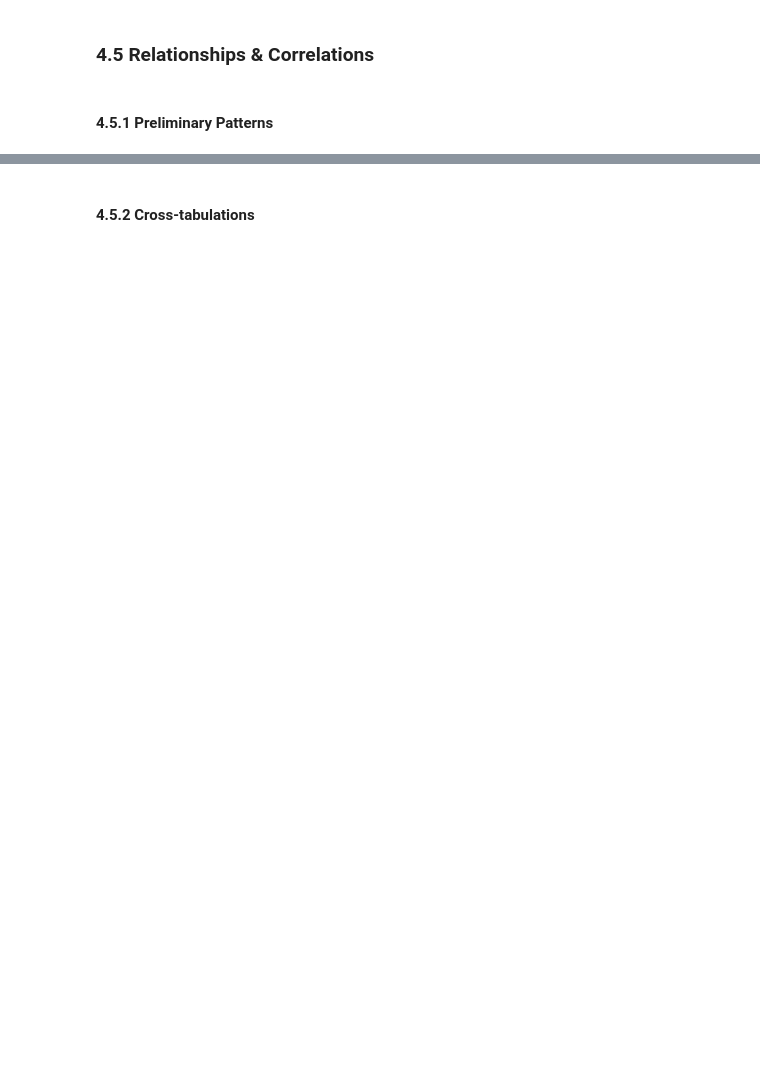
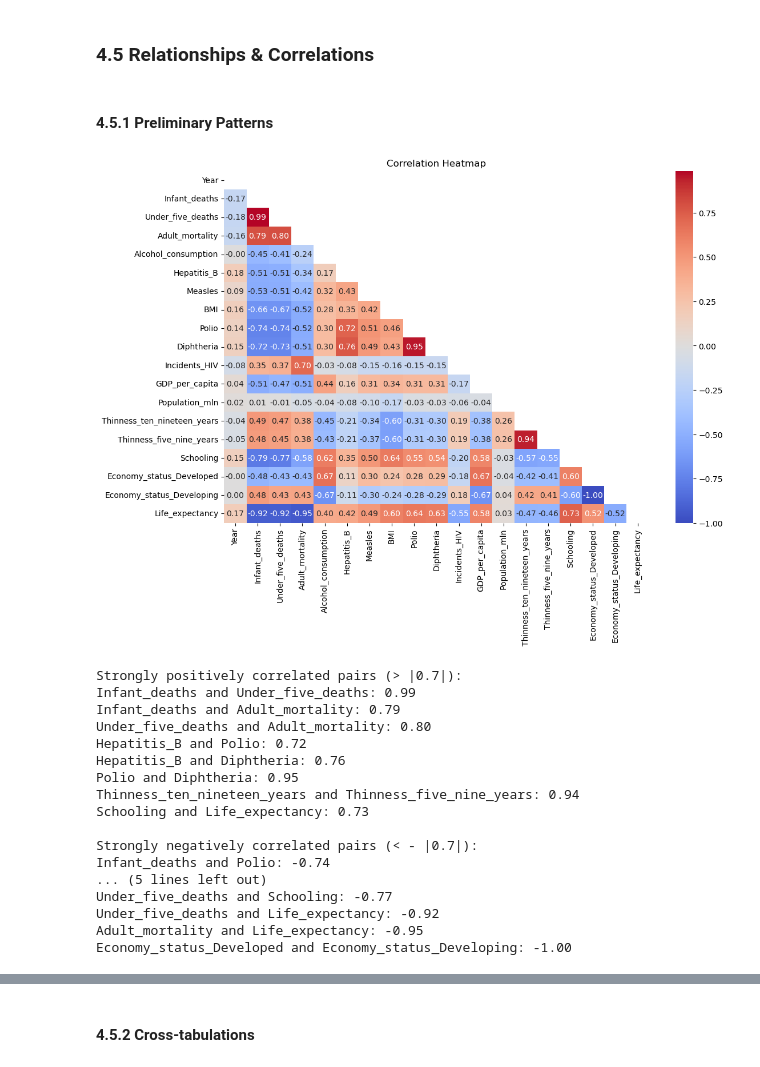
Before and after one commit to Shinoaki0145/Life_Expectancy_WHO, a Jupyter notebook: src/main.ipynb, the cells around one changed output, grey strips where cells are left out. Cells and saved outputs as stored; diff of their text form; code cells hidden in the pictures; blank space fills up the shorter version.

```diff
--- a/src/main.ipynb
+++ b/src/main.ipynb
@@ -266,8 +1719,49 @@ print("Dataset loaded successfully")
 <a id="c451"></a>
 #### 4.5.1 Preliminary Patterns
 # %%
-# TODO: Analyze relationships between variables
-# - Calculate correlation matrix for numerical variables
-# - Create correlation heatmap
-# - Identify strongly correlated pairs (positive or negative)
-# - Note any surprising relationships
+numerical_cols = df.select_dtypes(include=[np.number]).columns
+correlation_matrix = df[numerical_cols].corr()
+mask = np.triu(np.ones_like(correlation_matrix, dtype=bool))
+plt.figure(figsize=(12, 8))
+sns.heatmap(correlation_matrix, annot=True, fmt=".2f", cmap='coolwarm', mask=mask)
+plt.title('Correlation Heatmap')
+plt.show()
+
+strong_corr_pairs_positive = []
+strong_corr_pairs_negative = []
+threshold = 0.7
+for i in range(len(numerical_cols)):
+    for j in range(i + 1, len(numerical_cols)):
+        corr_value = correlation_matrix.iloc[i, j]
+        if corr_value >= threshold:
+            strong_corr_pairs_positive.append((numerical_cols[i], numerical_cols[j], corr_value))
+        elif corr_value <= -threshold:
+            strong_corr_pairs_negative.append((numerical_cols[i], numerical_cols[j], corr_value))
+
+print('Strongly positively correlated pairs (> |0.7|):')
+for pair in strong_corr_pairs_positive:
+    print(f'{pair[0]} and {pair[1]}: {pair[2]:.2f}')
+
+print()
+print('Strongly negatively correlated pairs (< - |0.7|):')
+for pair in strong_corr_pairs_negative:
+    print(f'{pair[0]} and {pair[1]}: {pair[2]:.2f}')
+# %% [output]
+[figure, added]
+Strongly positively correlated pairs (> |0.7|):
+Infant_deaths and Under_five_deaths: 0.99
+Infant_deaths and Adult_mortality: 0.79
+Under_five_deaths and Adult_mortality: 0.80
+Hepatitis_B and Polio: 0.72
+Hepatitis_B and Diphtheria: 0.76
+Polio and Diphtheria: 0.95
+Thinness_ten_nineteen_years and Thinness_five_nine_years: 0.94
+Schooling and Life_expectancy: 0.73
+
+Strongly negatively correlated pairs (< - |0.7|):
+Infant_deaths and Polio: -0.74
+... (5 lines left out)
+Under_five_deaths and Schooling: -0.77
+Under_five_deaths and Life_expectancy: -0.92
+Adult_mortality and Life_expectancy: -0.95
+Economy_status_Developed and Economy_status_Developing: -1.00
```
Also changed, not shown: parts of 83 cells of this notebook.
